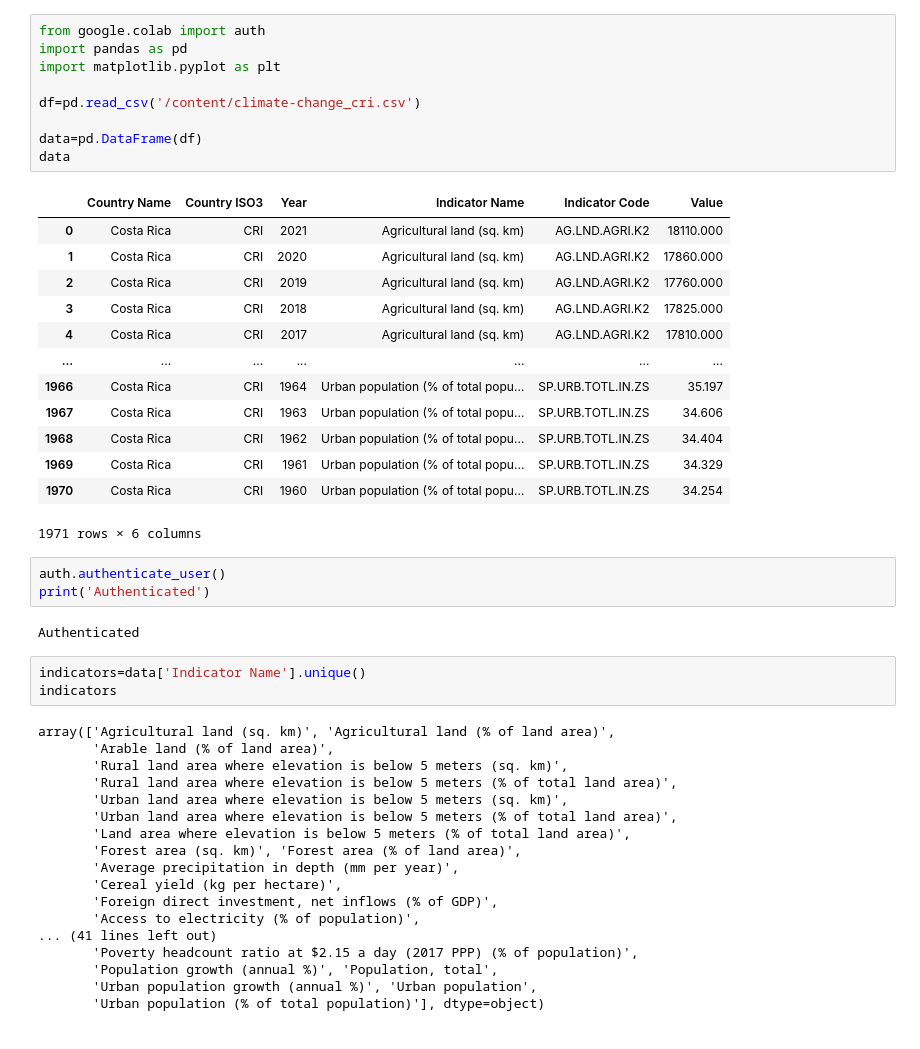
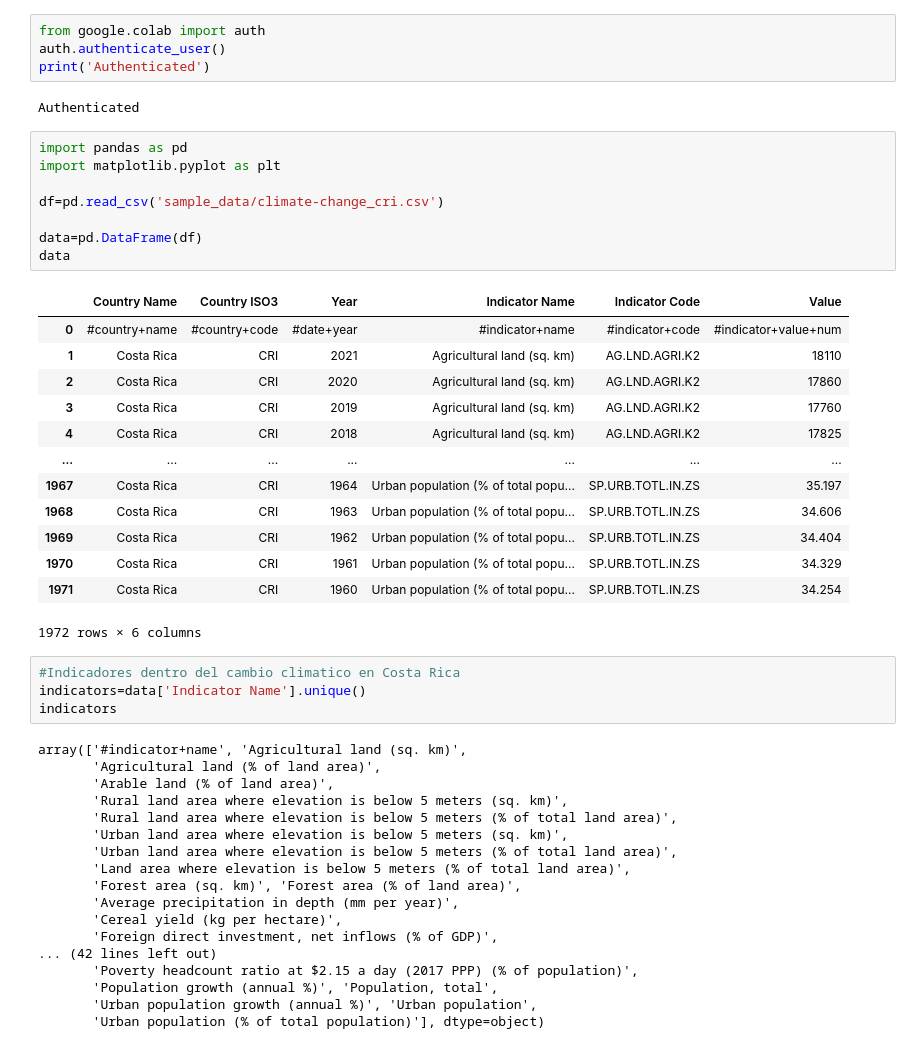
Before and after one commit to Sequro/IntroAD, a Jupyter notebook: TestCSVs.ipynb, the cells around one changed output. Saved outputs shown, nothing was run; the diff lists cells and outputs as text.

Commit message:
Se creó con Colab

```diff
--- a/TestCSVs.ipynb
+++ b/TestCSVs.ipynb
@@ -1,38 +1,40 @@
 # %% [markdown]
 <a href="https://colab.research.google.com/github/Sequro/IntroAD/blob/main/TestCSVs.ipynb" target="_parent"><img src="https://colab.research.google.com/assets/colab-badge.svg" alt="Open In Colab"/></a>
+# %%
+from google.colab import auth
+auth.authenticate_user()
+print('Authenticated')
+# %% [output]
+Authenticated
 # %%
-from google.colab import auth
 import pandas as pd
 import matplotlib.pyplot as plt
 
-df=pd.read_csv('/content/climate-change_cri.csv')
+df=pd.read_csv('sample_data/climate-change_cri.csv')
 
 data=pd.DataFrame(df)
 data
 # %% [output]
 |  | Country Name | Country ISO3 | Year | Indicator Name | Indicator Code | Value |
-| 0 | Costa Rica | CRI | 2021 | Agricultural land (sq. km) | AG.LND.AGRI.K2 | 18110.000 |
-| 1 | Costa Rica | CRI | 2020 | Agricultural land (sq. km) | AG.LND.AGRI.K2 | 17860.000 |
-| 2 | Costa Rica | CRI | 2019 | Agricultural land (sq. km) | AG.LND.AGRI.K2 | 17760.000 |
-| 3 | Costa Rica | CRI | 2018 | Agricultural land (sq. km) | AG.LND.AGRI.K2 | 17825.000 |
-| 4 | Costa Rica | CRI | 2017 | Agricultural land (sq. km) | AG.LND.AGRI.K2 | 17810.000 |
+| 0 | #country+name | #country+code | #date+year | #indicator+name | #indicator+code | #indicator+value+num |
+| 1 | Costa Rica | CRI | 2021 | Agricultural land (sq. km) | AG.LND.AGRI.K2 | 18110 |
+| 2 | Costa Rica | CRI | 2020 | Agricultural land (sq. km) | AG.LND.AGRI.K2 | 17860 |
+| 3 | Costa Rica | CRI | 2019 | Agricultural land (sq. km) | AG.LND.AGRI.K2 | 17760 |
+| 4 | Costa Rica | CRI | 2018 | Agricultural land (sq. km) | AG.LND.AGRI.K2 | 17825 |
 | ... | ... | ... | ... | ... | ... | ... |
-| 1966 | Costa Rica | CRI | 1964 | Urban population (% of total popu... | SP.URB.TOTL.IN.ZS | 35.197 |
-| 1967 | Costa Rica | CRI | 1963 | Urban population (% of total popu... | SP.URB.TOTL.IN.ZS | 34.606 |
-| 1968 | Costa Rica | CRI | 1962 | Urban population (% of total popu... | SP.URB.TOTL.IN.ZS | 34.404 |
-| 1969 | Costa Rica | CRI | 1961 | Urban population (% of total popu... | SP.URB.TOTL.IN.ZS | 34.329 |
-| 1970 | Costa Rica | CRI | 1960 | Urban population (% of total popu... | SP.URB.TOTL.IN.ZS | 34.254 |
+| 1967 | Costa Rica | CRI | 1964 | Urban population (% of total popu... | SP.URB.TOTL.IN.ZS | 35.197 |
+| 1968 | Costa Rica | CRI | 1963 | Urban population (% of total popu... | SP.URB.TOTL.IN.ZS | 34.606 |
+| 1969 | Costa Rica | CRI | 1962 | Urban population (% of total popu... | SP.URB.TOTL.IN.ZS | 34.404 |
+| 1970 | Costa Rica | CRI | 1961 | Urban population (% of total popu... | SP.URB.TOTL.IN.ZS | 34.329 |
+| 1971 | Costa Rica | CRI | 1960 | Urban population (% of total popu... | SP.URB.TOTL.IN.ZS | 34.254 |
-1971 rows × 6 columns
+1972 rows × 6 columns
-# %%
-auth.authenticate_user()
-print('Authenticated')
-# %% [output]
-Authenticated
 # %%
+#Indicadores dentro del cambio climatico en Costa Rica
 indicators=data['Indicator Name'].unique()
 indicators
 # %% [output]
-array(['Agricultural land (sq. km)', 'Agricultural land (% of land area)',
+array(['#indicator+name', 'Agricultural land (sq. km)',
+       'Agricultural land (% of land area)',
        'Arable land (% of land area)',
        'Rural land area where elevation is below 5 meters (sq. km)',
        'Rural land area where elevation is below 5 meters (% of total land area)',
@@ -43,8 +45,7 @@ array(['Agricultural land (sq. km)', 'Agricultural land (% of land area)',
        'Average precipitation in depth (mm per year)',
        'Cereal yield (kg per hectare)',
        'Foreign direct investment, net inflows (% of GDP)',
-       'Access to electricity (% of population)',
-... (41 lines left out)
+... (42 lines left out)
        'Poverty headcount ratio at $2.15 a day (2017 PPP) (% of population)',
        'Population growth (annual %)', 'Population, total',
        'Urban population growth (annual %)', 'Urban population',
```
Also changed, not shown: parts of 9 cells of this notebook.
